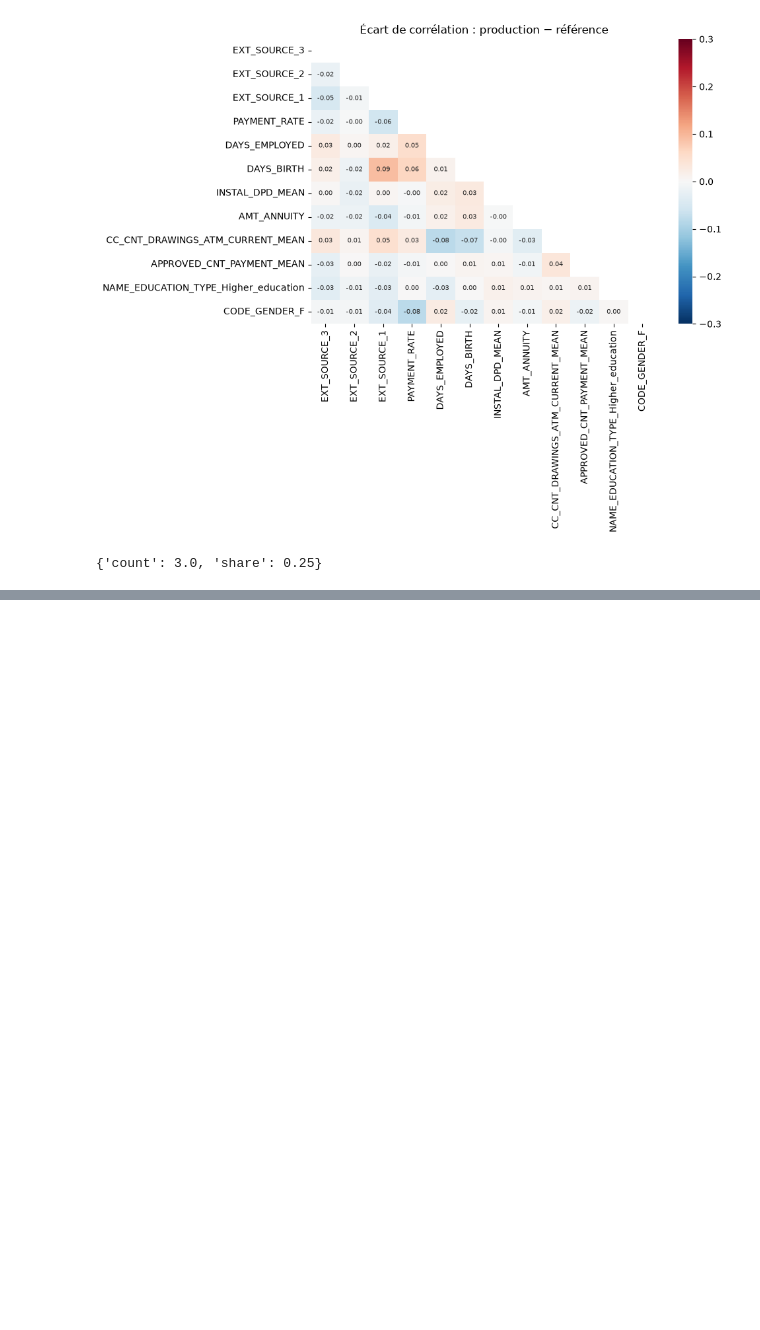
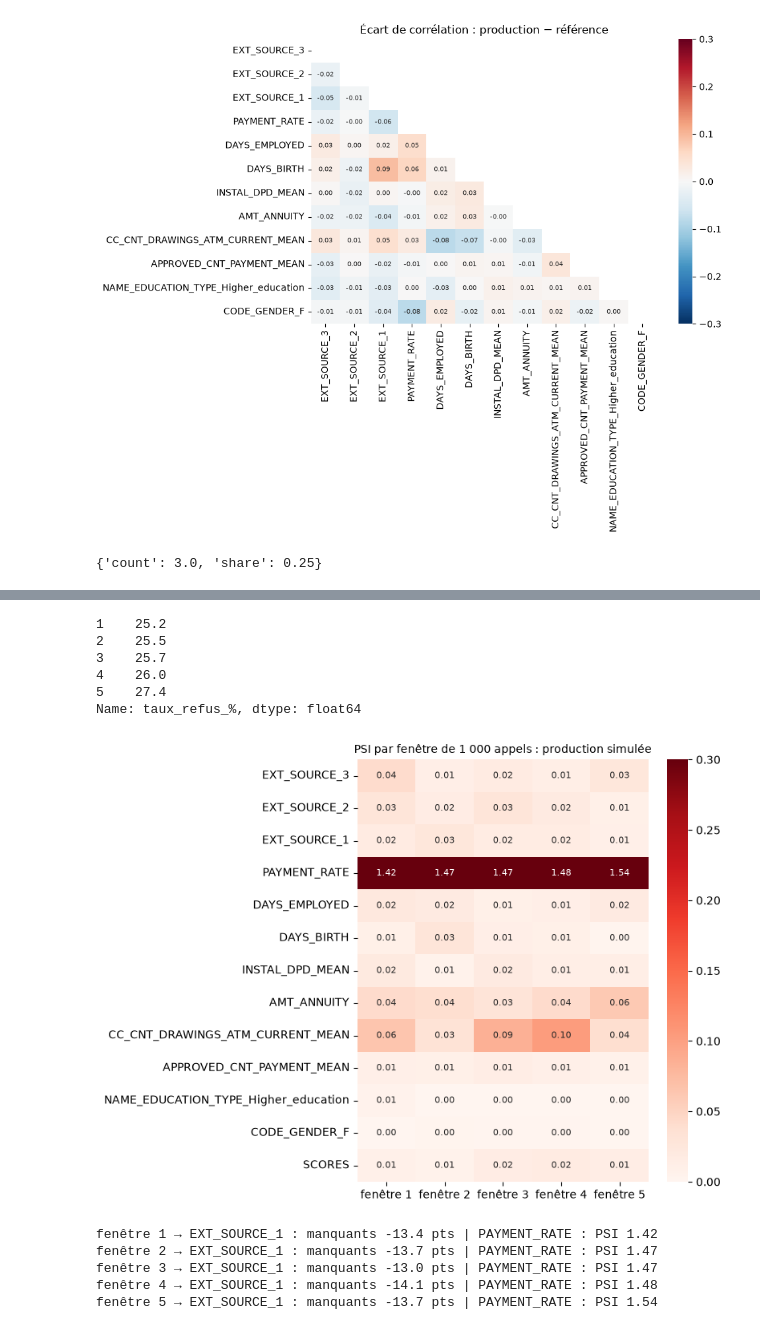
Before and after one commit to matthieudevivie/projet-8---Confirmez-vos-competences-en-MLOps---partie-2, a Jupyter notebook: notebooks/analyse_drift.ipynb, the cells around one changed output, grey strips where cells are left out. Cells and saved outputs as stored; diff of their text form; code cells hidden in the pictures; blank space fills up the shorter version.

```diff
--- a/notebooks/analyse_drift.ipynb
+++ b/notebooks/analyse_drift.ipynb
@@ -397,0 +517,63 @@ resultat.dict()["metrics"][0]["value"]          # le résumé : nombre et part d
+# %%
+assert predictions["id"].is_monotonic_increasing          # production est dans l'ordre d'arrivée des appels
+fenetres = np.arange(len(production)) // 1000 + 1          # 1 000 appels par fenêtre : 1, 2, 3, 4, 5 (912)
+
+
+def suivre_par_fenetre(production, scores_production, titre):
+    """Carte des PSI fenêtre par fenêtre : une ligne par variable surveillée, plus les scores."""
+    suivi = {}
+    for numero in np.unique(fenetres):
+        dans_fenetre = fenetres == numero
+        psi = {nom: calculer_psi(reference[nom], production.loc[dans_fenetre, nom]) for nom in VARIABLES_SUIVIES}
+        psi["SCORES"] = calculer_psi(scores["référence"], scores_production[dans_fenetre])
+        suivi[f"fenêtre {numero}"] = psi
+    fig, ax = plt.subplots(figsize=(8, 6))
+    sns.heatmap(pd.DataFrame(suivi), vmin=0, vmax=0.3, cmap="Reds", annot=True, fmt=".2f",
+                annot_kws={"size": 8}, ax=ax)
+    ax.set_title(titre, fontsize=10)
+    fig.tight_layout()
+    return fig
+
+
+suivre_par_fenetre(production, scores["production"], "PSI par fenêtre de 1 000 appels : production simulée")
+(scores["production"] >= modele.seuil).groupby(fenetres).mean().mul(100).round(1).rename("taux_refus_%")
+# %% [output]
+1    25.2
+2    25.5
+3    25.7
+4    26.0
+5    27.4
+Name: taux_refus_%, dtype: float64
+[figure, added]
+# %%
+def alertes(reference, production, scores_reference, scores_production):
+    """La règle d'alerte de la section 5 : la liste des déclencheurs allumés."""
+    declencheurs = []
+    for nom in VARIABLES_SUIVIES:
+        psi = calculer_psi(reference[nom], production[nom])
+        if psi > 0.25:
+            declencheurs.append(f"{nom} : PSI {psi:.2f}")
+        ecart = (production[nom].isna().mean() - reference[nom].isna().mean()) * 100
+        if abs(ecart) > 10:
+            declencheurs.append(f"{nom} : manquants {ecart:+.1f} pts")
+    psi_scores = calculer_psi(scores_reference, scores_production)
+    ecart_refus = ((scores_production >= modele.seuil).mean() - (scores_reference >= modele.seuil).mean()) * 100
+    if psi_scores > 0.1 or abs(ecart_refus) > 5:
+        declencheurs.append(f"SCORES : PSI {psi_scores:.2f}, refus {ecart_refus:+.1f} pts")
+    return declencheurs
+
+
+def afficher_alertes(production, scores_production):
+    for numero in np.unique(fenetres):
+        dans_fenetre = fenetres == numero
+        declencheurs = alertes(reference, production[dans_fenetre], scores["référence"], scores_production[dans_fenetre])
+        print(f"fenêtre {numero} →", " | ".join(declencheurs) or "aucune alerte")
+
+
+afficher_alertes(production, scores["production"])
+# %% [output]
+fenêtre 1 → EXT_SOURCE_1 : manquants -13.4 pts | PAYMENT_RATE : PSI 1.42
+fenêtre 2 → EXT_SOURCE_1 : manquants -13.7 pts | PAYMENT_RATE : PSI 1.47
+fenêtre 3 → EXT_SOURCE_1 : manquants -13.0 pts | PAYMENT_RATE : PSI 1.47
+fenêtre 4 → EXT_SOURCE_1 : manquants -14.1 pts | PAYMENT_RATE : PSI 1.48
+fenêtre 5 → EXT_SOURCE_1 : manquants -13.7 pts | PAYMENT_RATE : PSI 1.54
```
Also changed, not shown: parts of 11 cells of this notebook.
